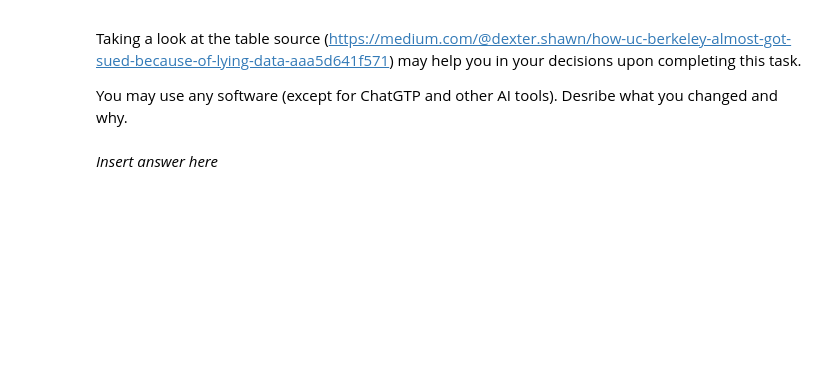
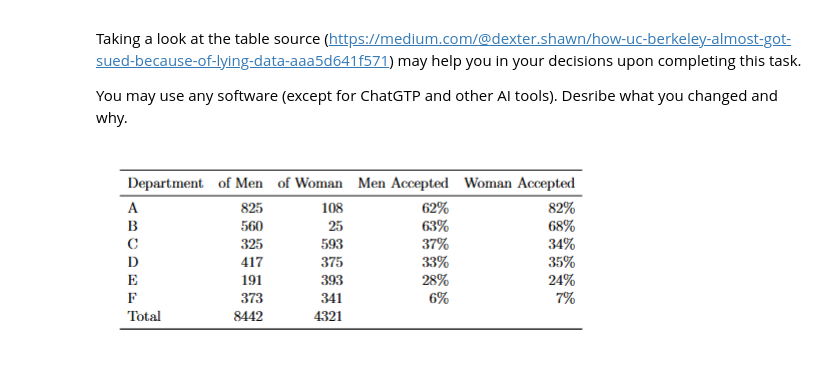
Before and after one commit to ErikDagobert/Scientific-Visualization, a Jupyter notebook: HW4/Homework4_2025.ipynb, the cells around one changed output. Saved outputs shown, nothing was run; the diff lists cells and outputs as text; code cells hidden in the pictures; blank space fills up the shorter version.

Commit message:
Answered Q1.3 Q2.4 part 2: Q1.1 Q2

```diff
--- a/HW4/Homework4_2025.ipynb
+++ b/HW4/Homework4_2025.ipynb
@@ -347,5 +411,8 @@ Taking a look at the table source (https://medium.com/@dexter.shawn/how-uc-berke
 You may use any software (except for ChatGTP and other AI tools). Desribe what you changed and why.
 # %%
 # Insert table here
+#Yixuan
+from IPython.display import Image
+Image("table.png")
+# %% [output]
+[figure, added]
-# %% [markdown]
-_Insert answer here_
```
Also changed, not shown: parts of 10 cells of this notebook.
